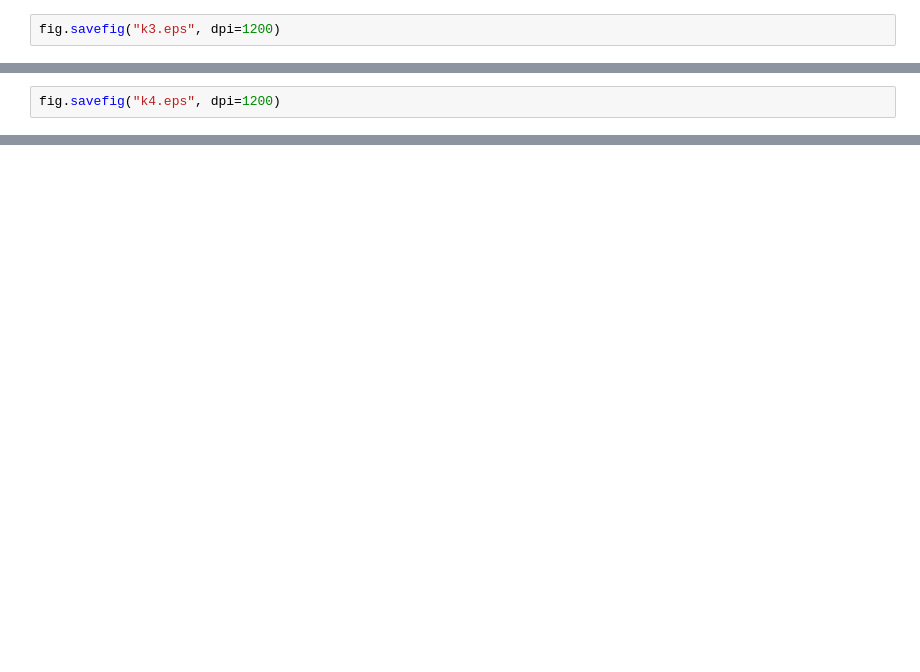
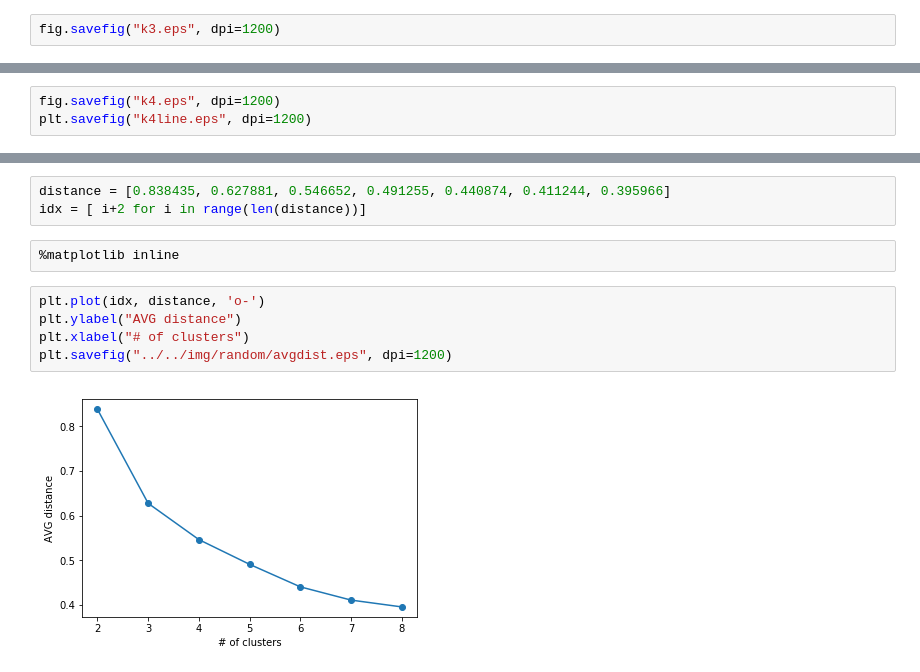
Before and after one commit to NikhilLokesh507/courses, a Jupyter notebook: cs426/hw4/src/visualize/visualize.ipynb, the cells around one changed output, grey strips where cells are left out. Saved outputs shown, nothing was run; the diff lists cells and outputs as text; blank space fills up the shorter version.

```diff
--- a/cs426/hw4/src/visualize/visualize.ipynb
+++ b/cs426/hw4/src/visualize/visualize.ipynb
@@ -65,7 +84,20 @@ plotCluster(points, c4_idx)
 # %%
 fig.savefig("k4.eps", dpi=1200)
+plt.savefig("k4line.eps", dpi=1200)
 # %%
 plotCluster(points, label)
 # %% [output]
 [interactive output not drawn]
 [interactive output not drawn]
+# %%
+distance = [0.838435, 0.627881, 0.546652, 0.491255, 0.440874, 0.411244, 0.395966]
+idx = [ i+2 for i in range(len(distance))]
+# %%
+%matplotlib inline
+# %%
+plt.plot(idx, distance, 'o-')
+plt.ylabel("AVG distance")
+plt.xlabel("# of clusters")
+plt.savefig("../../img/random/avgdist.eps", dpi=1200)
+# %% [output]
+[figure, added]
```
Also changed, not shown: parts of 12 cells of this notebook, 24 other files.
